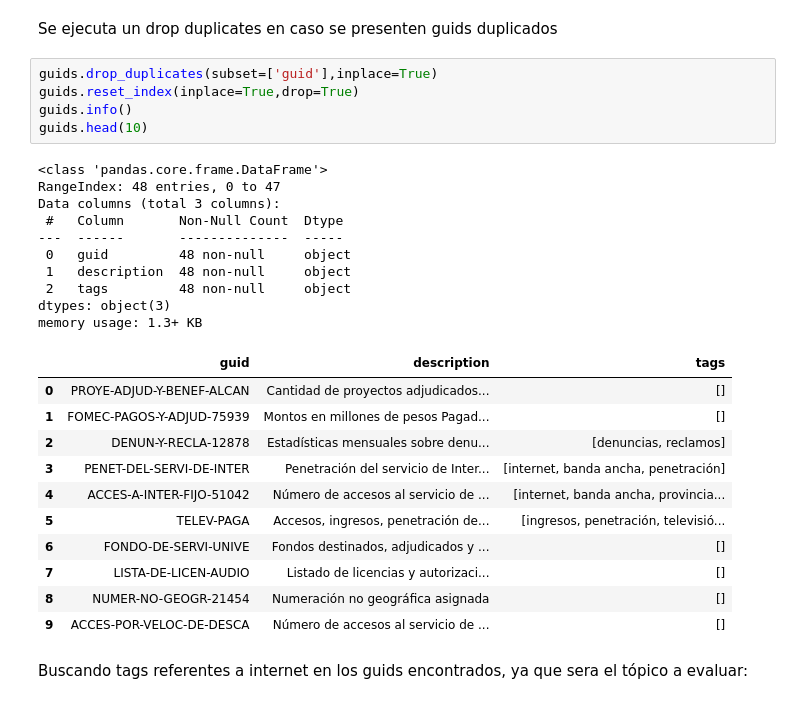
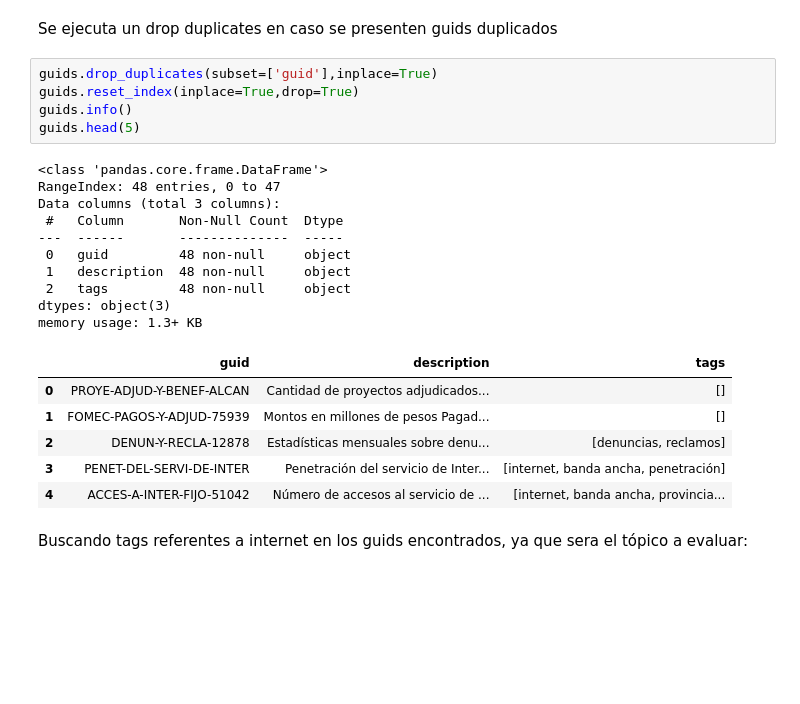
Before and after one commit to JuanPa2608/Internet-Argentina, a Jupyter notebook: ETL/ETL.ipynb, the cells around one changed output. Cells and saved outputs as stored; diff of their text form; blank space fills up the shorter version.

```diff
--- a/ETL/ETL.ipynb
+++ b/ETL/ETL.ipynb
@@ -90,30 +71,25 @@ Se ejecuta un drop duplicates en caso se presenten guids duplicados
 # %%
 guids.drop_duplicates(subset=['guid'],inplace=True)
 guids.reset_index(inplace=True,drop=True)
 guids.info()
-guids.head(10)
+guids.head(5)
 # %% [output]
 <class 'pandas.core.frame.DataFrame'>
 RangeIndex: 48 entries, 0 to 47
 Data columns (total 3 columns):
  #   Column       Non-Null Count  Dtype
 ---  ------       --------------  -----
  0   guid         48 non-null     object
  1   description  48 non-null     object
  2   tags         48 non-null     object
 dtypes: object(3)
 memory usage: 1.3+ KB
 |  | guid | description | tags |
 | 0 | PROYE-ADJUD-Y-BENEF-ALCAN | Cantidad de proyectos adjudicados... | [] |
 | 1 | FOMEC-PAGOS-Y-ADJUD-75939 | Montos en millones de pesos Pagad... | [] |
 | 2 | DENUN-Y-RECLA-12878 | Estadísticas mensuales sobre denu... | [denuncias, reclamos] |
 | 3 | PENET-DEL-SERVI-DE-INTER | Penetración del servicio de Inter... | [internet, banda ancha, penetración] |
 | 4 | ACCES-A-INTER-FIJO-51042 | Número de accesos al servicio de ... | [internet, banda ancha, provincia... |
-| 5 | TELEV-PAGA | Accesos, ingresos, penetración de... | [ingresos, penetración, televisió... |
-| 6 | FONDO-DE-SERVI-UNIVE | Fondos destinados, adjudicados y ... | [] |
-| 7 | LISTA-DE-LICEN-AUDIO | Listado de licencias y autorizaci... | [] |
-| 8 | NUMER-NO-GEOGR-21454 | Numeración no geográfica asignada | [] |
-| 9 | ACCES-POR-VELOC-DE-DESCA | Número de accesos al servicio de ... | [] |
 # %% [markdown]
 Buscando tags referentes a internet en los guids encontrados, ya que sera el tópico a evaluar:
 # %%
```
Also changed, not shown: parts of 6 cells of this notebook.
